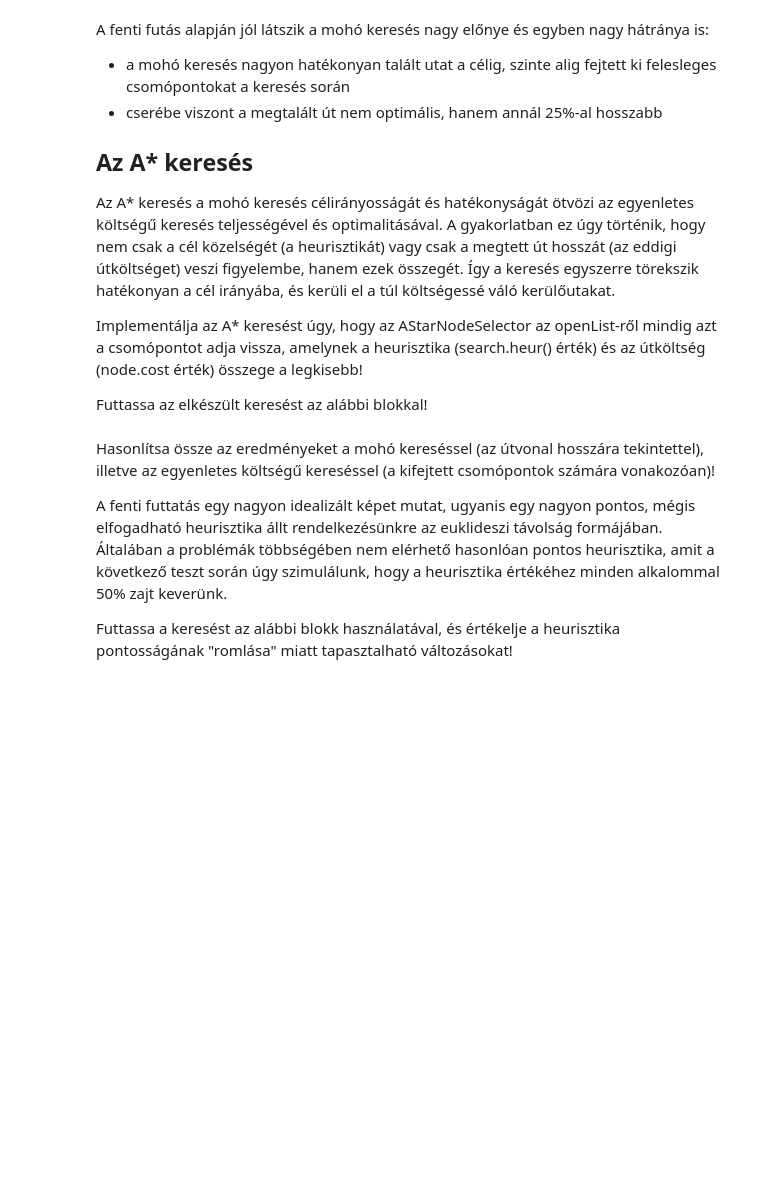
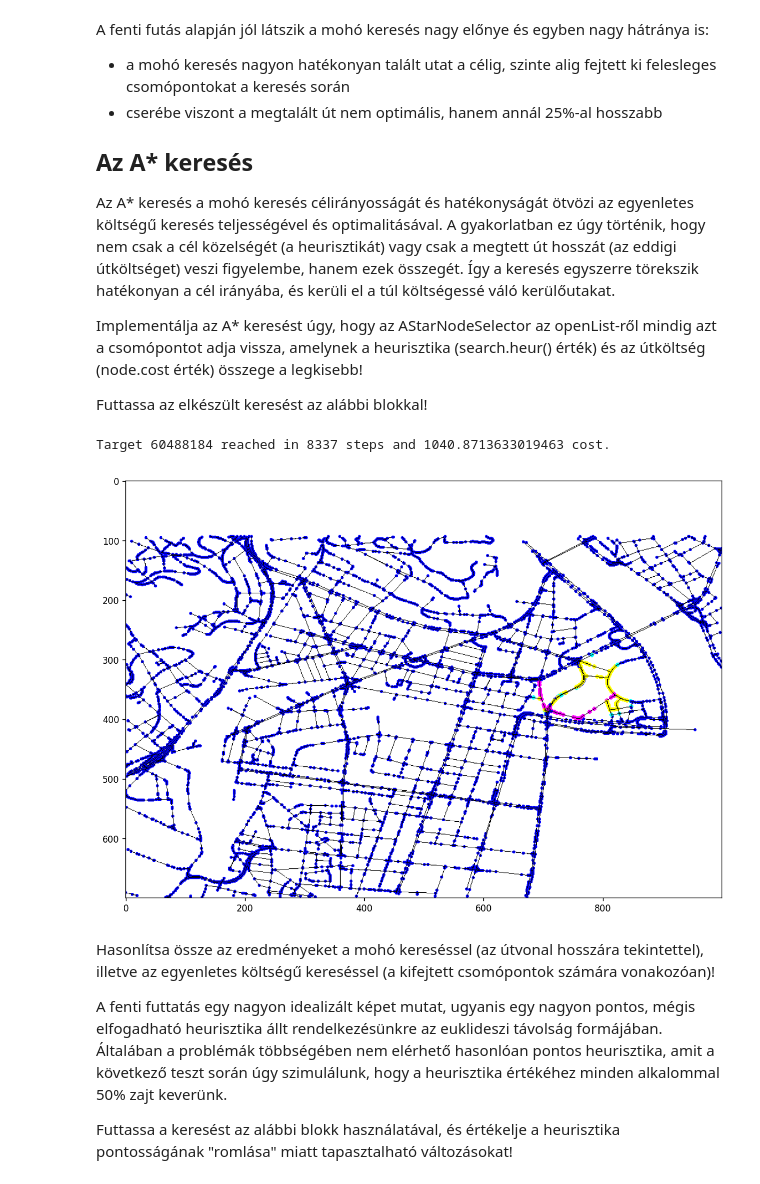
Before and after one commit to Steve-hub-dot/MI_laborok, a Jupyter notebook: BSc_MI_labor_1_Kereses_2024_hallgatoi.ipynb, the cells around one changed output. Cells and saved outputs as stored; diff of their text form; code cells hidden in the pictures; blank space fills up the shorter version.

```diff
--- a/BSc_MI_labor_1_Kereses_2024_hallgatoi.ipynb
+++ b/BSc_MI_labor_1_Kereses_2024_hallgatoi.ipynb
@@ -386,13 +365,14 @@ Futtassa az elkészült keresést az alábbi blokkal!
 # %%
 class AStarNodeSelector:
     def nextNode(self, search, openList, closedList):
-        ### Your code starts here
-        ### ...
-        ### Your code ends here
+        return min(openList, key=lambda x: search.heur(x.location) + x.cost)
 
 search.resetSearch()
 search.nextNodeSelector = AStarNodeSelector()
 search.step(1000)
+# %% [output]
+Target 60488184 reached in 8337 steps and 1040.8713633019463 cost.
+[figure, added]
 # %% [markdown]
 Hasonlítsa össze az eredményeket a mohó kereséssel (az útvonal hosszára tekintettel), illetve az egyenletes költségű kereséssel (a kifejtett csomópontok számára vonakozóan)!
 
```
Also changed, not shown: parts of 6 cells of this notebook.
